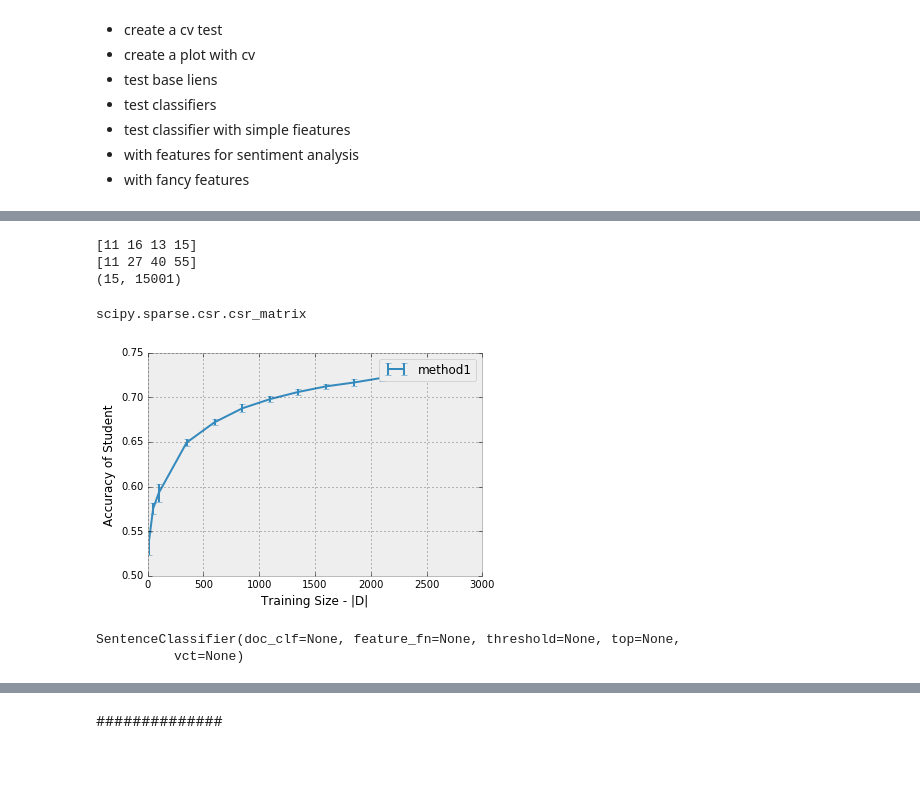
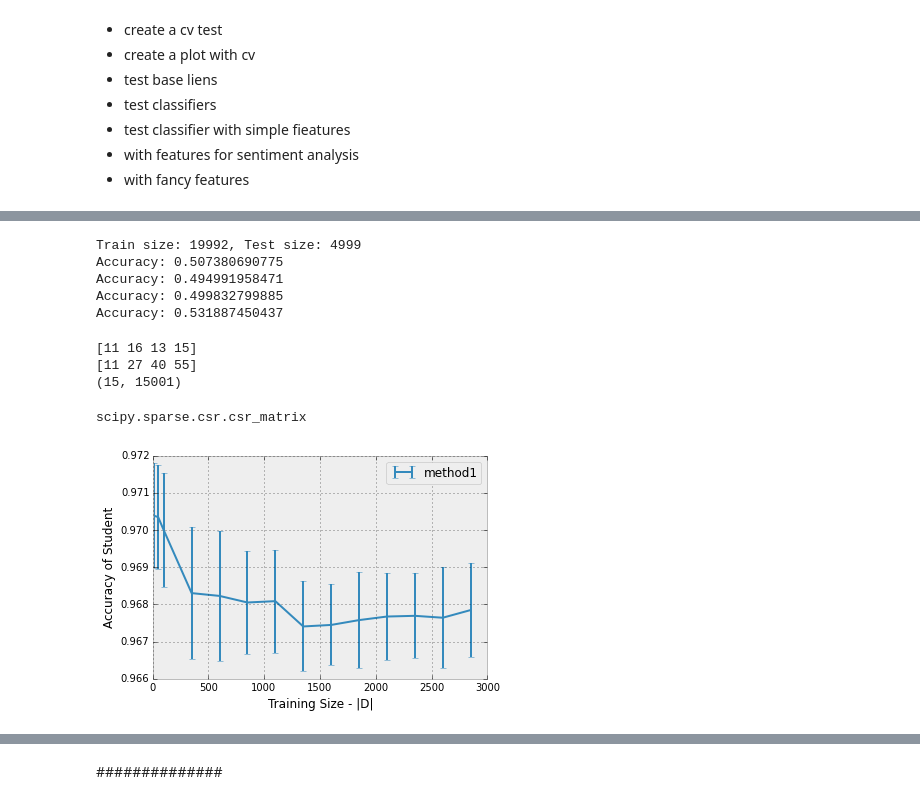
Before and after one commit to mramire8/notebooks, a Jupyter notebook: revisiting/sentence_classifier_features.ipynb, the cells around one changed output, grey strips where cells are left out. Saved outputs shown, nothing was run; the diff lists cells and outputs as text; code cells hidden in the pictures; blank space fills up the shorter version.

Commit message:
update experiment with convert on the fly

```diff
--- a/revisiting/sentence_classifier_features.ipynb
+++ b/revisiting/sentence_classifier_features.ipynb
@@ -399,8 +431,9 @@ def test_clf(x, y, clf, convert=False):
         pred = clf.predict2(x)
 
     non_neu = pred < 2
+
     return {'accu':metrics.accuracy_score(yy[non_neu], pred[non_neu]), 'neutrals':1- 1.* sum(non_neu) / len(pred), 'train_size':x.shape[0]}
 
-s = SentenceClassifier(doc_clf, vct_doc, None, top=2500, threshold=.42)
-ss = train_clf(x[:10], y[:10], s, convert=True)
-print test_clf(x[:10],y[:10], ss, convert=True)
+s = SentenceClassifier(doc_clf, vct_doc, None, top=2500, threshold=.4)
+ss = train_clf(x[:10], None, s, convert=True)
+print test_clf(x[:10], None, ss, convert=True)
@@ -410,33 +519,27 @@ from sklearn import cross_validation as cv
 from sklearn.learning_curve import learning_curve
 
 
-def experiment(data, train_fn, test_fn, clf, train_sizes=np.linspace(.1,1.,5), n_folds=5, seed=12222):
+def experiment(x, y, clf, train_sizes=np.linspace(.1,1.,5), n_folds=5, seed=12222):
 #     clf = SentenceClassifier(doc_clf, vct_doc, None, top=2500, threshold=.42)
 #     cv = cv.ShuffleSplit(len(y), n_iter=5, test_size=.0, random_state=12345)
-    cross_val = cv.KFold(len(data), n_folds=n_folds, shuffle=True, random_state=seed)
+    cross_val = cv.KFold(len(y), n_folds=n_folds, shuffle=True, random_state=seed)
 
     test_scores = []
 
     for train_index, test_index in cross_val:
         trial_score = []
         print "Train size: %s, Test size: %s" % (len(train_index), len(test_index))
+#         x_test = clf.converter.transform(x[test_index])
+        te_yy = extract_y(x[test_index])
+        for size in train_sizes:
+            yy = extract_y(x[train_index[:size]])
+            clf.fit(x[train_index[:size]],yy)
 
-        # convert test once
-        test_x = clf.convert(x[test_index])
-        test_y = extract_y(x[test_index])
+#             train_score.append(metrics.accuracy_score(y[test_index], trained.predict2(x_test)))
 
-        # convert train once
-        sent_size = [d.sent_bow.shape[0] for d in x[train_index[:max(train_sizes)]]]
-        train_x = clf.convert(x[train_index[:max(train_sizes)]])
+            trial_score.append(metrics.accuracy_score(te_yy, clf.predict(x[test_index])))
 
-        for size in train_sizes:
-            print "Size: %s" % size
-            adj_size= sum(sent_size[:size])
 
-#             trained = train_fn(x[:size], clf, convert=True)
-
-            trained = train_fn(train_x[:adj_size], train_y[:adj_size],clf, convert=False)
-            trial_score.append(test_fn(test_x, test_y, trained,convert=False))
             print "Accuracy: %s" % trial_score[-1]
         test_scores.append(trial_score)
 
@@ -517 +551,10 @@ scores, mean, std = experiment_v2(train_x,train_y, train_clf, test_clf, s,sent_s
+# %%
+sizes = [10, 50] + range(100, 3000, 250)
+scores, mean, std = experiment(x, y, s, n_folds=5, train_sizes=sizes)
+# %% [output]
+Train size: 19992, Test size: 4999
+Accuracy: 0.507380690775
+Accuracy: 0.494991958471
+Accuracy: 0.499832799885
+Accuracy: 0.531887450437
 # %%
@@ -534,21 +573,15 @@ scipy.sparse.csr.csr_matrix
 # %%
 def exp_plot(results, sizes=None):
 
     for m, res in results.items():
         avg = res['mean']
         std = res['std']# / np.sqrt(5)
 #         plt.plot(sizes,avg,  label=m)
         plt.errorbar(sizes,avg,yerr=std, label=m)
-    plt.legend()
+    plt.legend(loc='best')
     plt.xlabel('Training Size - |D|')
     plt.ylabel('Accuracy of Student')
 
 exp_plot({'method1':{'mean':mean, 'std':std}}, sizes=sizes)
-exp_plot({'method1':{'mean':np.mean([[s['accu'] for s in t] for t in test_scores], axis=0), 'std':std}}, sizes=sizes)
 # %% [output]
-[figure, old version]
+[figure, new version]
-# %%
-print s
-# %% [output]
-SentenceClassifier(doc_clf=None, feature_fn=None, threshold=None, top=None,
-          vct=None)
```
Also changed, not shown: parts of 13 cells of this notebook.
